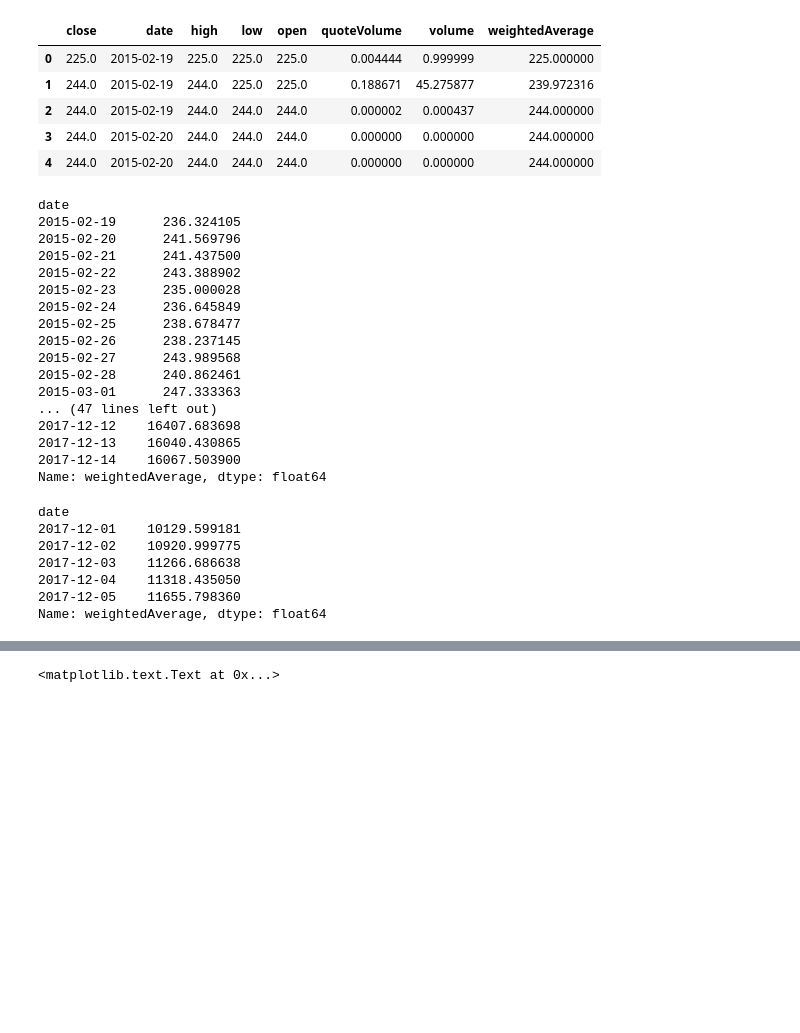
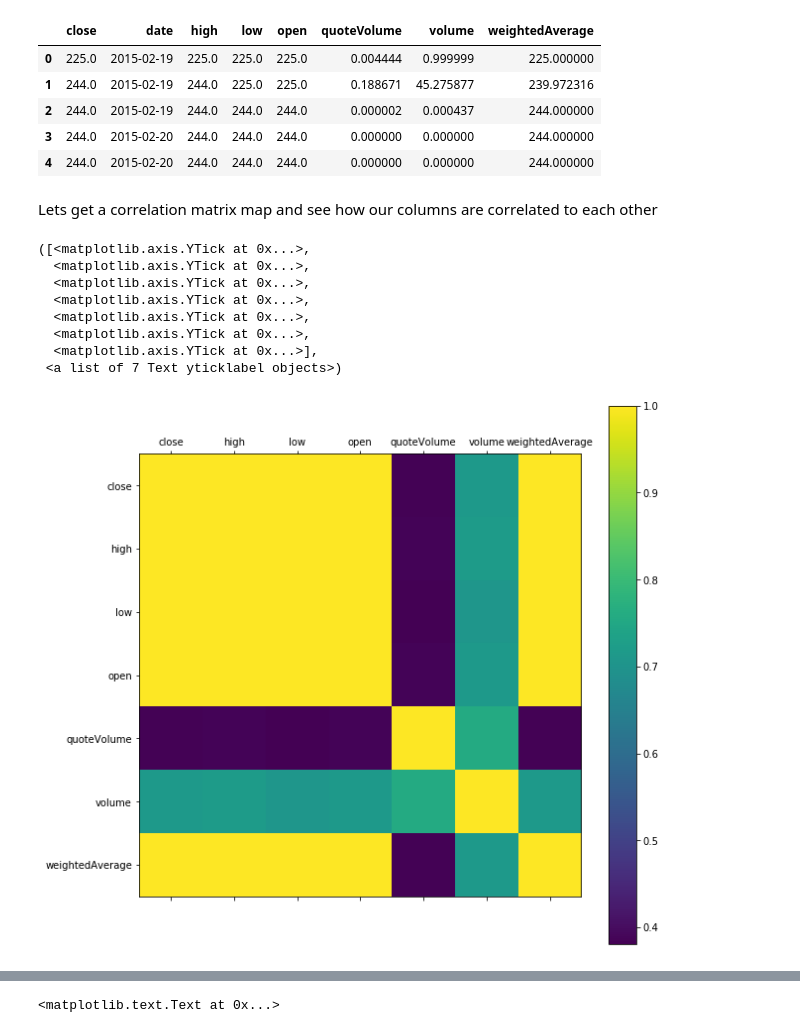
Before and after one commit to harshitajasthi/Machine-Learning---Bitcoin-Prediction, a Jupyter notebook: Bitcoin Price Analysis-Copy1.ipynb, the cells around one changed output, grey strips where cells are left out. Drawn from its saved outputs; the diff is of its cells as text; code cells hidden in the pictures; blank space fills up the shorter version.

```diff
--- a/Bitcoin Price Analysis-Copy1.ipynb
+++ b/Bitcoin Price Analysis-Copy1.ipynb
@@ -25,25 +31,3 @@ df.head()
 | 2 | 244.0 | 2015-02-19 | 244.0 | 244.0 | 244.0 | 0.000002 | 0.000437 | 244.000000 |
 | 3 | 244.0 | 2015-02-20 | 244.0 | 244.0 | 244.0 | 0.000000 | 0.000000 | 244.000000 |
 | 4 | 244.0 | 2015-02-20 | 244.0 | 244.0 | 244.0 | 0.000000 | 0.000000 | 244.000000 |
-# %%
-dateData = df.groupby('date')
-bitcoinprice = dateData['weightedAverage'].mean()
-bitcoinprice
-# %% [output]
-date
-2015-02-19      236.324105
-2015-02-20      241.569796
-2015-02-21      241.437500
-2015-02-22      243.388902
-2015-02-23      235.000028
-2015-02-24      236.645849
-2015-02-25      238.678477
-2015-02-26      238.237145
-2015-02-27      243.989568
-2015-02-28      240.862461
-2015-03-01      247.333363
-... (47 lines left out)
-2017-12-12    16407.683698
-2017-12-13    16040.430865
-2017-12-14    16067.503900
-Name: weightedAverage, dtype: float64
@@ -55,11 +33,0 @@ test = bitcoinprice[len(bitcoinprice) - 14 :]
-# %%
-train.head()
-test.head()
-# %% [output]
-date
-2017-12-01    10129.599181
-2017-12-02    10920.999775
-2017-12-03    11266.686638
-2017-12-04    11318.435050
-2017-12-05    11655.798360
-Name: weightedAverage, dtype: float64
@@ -67,0 +34,19 @@ trainingData = np.reshape(train.values , (len(train.values),1))
+# %% [markdown]
+Lets get a correlation matrix map and see how our columns are correlated to each other <br>
+# %%
+
+fig , ax = plt.subplots(figsize = (10,10))
+ax.matshow(df.corr())
+fig.colorbar(ax.matshow(df.corr()))
+plt.xticks(range(len(df.corr().columns)) , df.corr().columns)
+plt.yticks(range(len(df.corr().columns)) , df.corr().columns)
+# %% [output]
+([<matplotlib.axis.YTick at 0x...>,
+  <matplotlib.axis.YTick at 0x...>,
+  <matplotlib.axis.YTick at 0x...>,
+  <matplotlib.axis.YTick at 0x...>,
+  <matplotlib.axis.YTick at 0x...>,
+  <matplotlib.axis.YTick at 0x...>,
+  <matplotlib.axis.YTick at 0x...>],
+ <a list of 7 Text yticklabel objects>)
+[figure, added]
```
Also changed, not shown: parts of 24 cells of this notebook, 1 other file.
